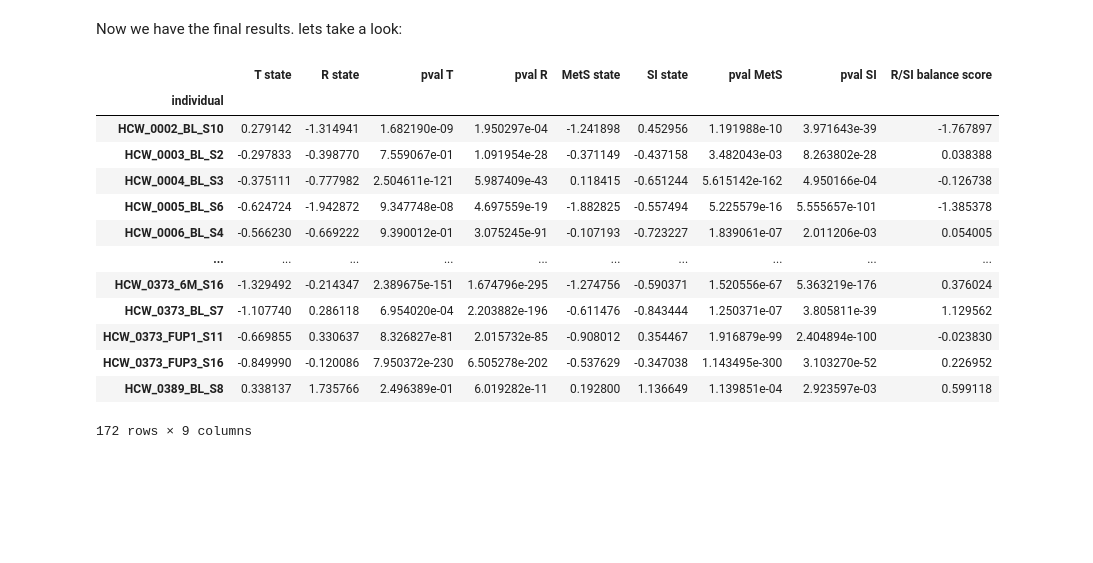
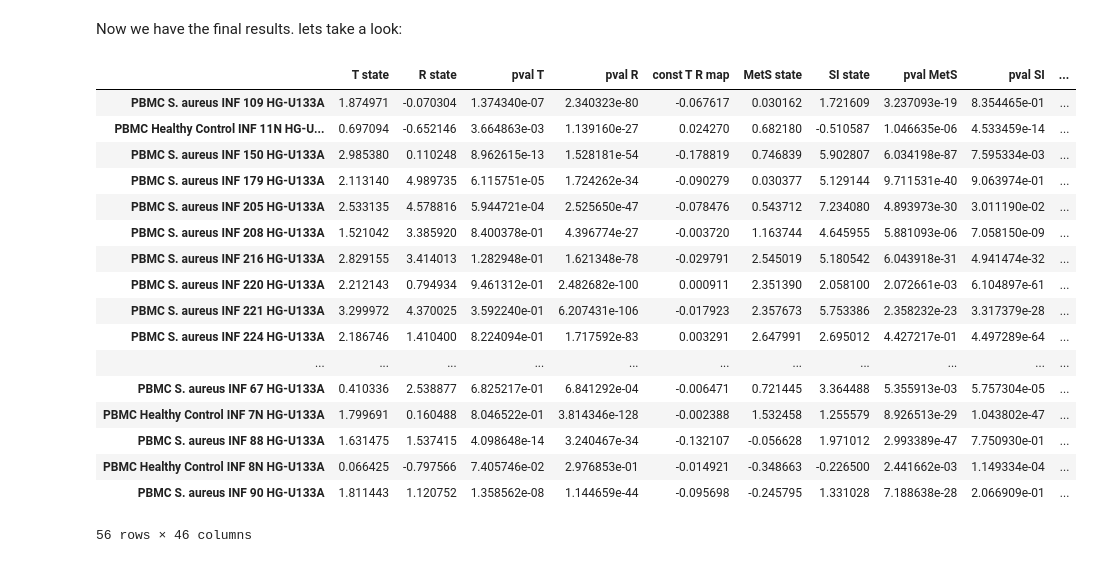
Before and after one commit to rachelbl2/Personalized-inflammatory-scores-Pipeline, a Jupyter notebook: running_example.ipynb, the cells around one changed output. Drawn from its saved outputs; the diff is of its cells as text; code cells hidden in the pictures; blank space fills up the shorter version.

```diff
--- a/running_example.ipynb
+++ b/running_example.ipynb
@@ -106,21 +90,26 @@ full_states_table = states_pipeline.norm_all_states(full_states_table,control_in
 full_states_table = states_pipeline.R_SI_balance_score(full_states_table)
 # %% [markdown]
 Now we have the final results. lets take a look:
-# %%
-full_states_table
-# %% [output]
-|  | T state | R state | pval T | pval R | MetS state | SI state | pval MetS | pval SI | R/SI balance score |
-| individual |  |  |  |  |  |  |  |  |  |
-| HCW_0002_BL_S10 | 0.279142 | -1.314941 | 1.682190e-09 | 1.950297e-04 | -1.241898 | 0.452956 | 1.191988e-10 | 3.971643e-39 | -1.767897 |
-| HCW_0003_BL_S2 | -0.297833 | -0.398770 | 7.559067e-01 | 1.091954e-28 | -0.371149 | -0.437158 | 3.482043e-03 | 8.263802e-28 | 0.038388 |
-| HCW_0004_BL_S3 | -0.375111 | -0.777982 | 2.504611e-121 | 5.987409e-43 | 0.118415 | -0.651244 | 5.615142e-162 | 4.950166e-04 | -0.126738 |
-| HCW_0005_BL_S6 | -0.624724 | -1.942872 | 9.347748e-08 | 4.697559e-19 | -1.882825 | -0.557494 | 5.225579e-16 | 5.555657e-101 | -1.385378 |
-| HCW_0006_BL_S4 | -0.566230 | -0.669222 | 9.390012e-01 | 3.075245e-91 | -0.107193 | -0.723227 | 1.839061e-07 | 2.011206e-03 | 0.054005 |
-| ... | ... | ... | ... | ... | ... | ... | ... | ... | ... |
-| HCW_0373_6M_S16 | -1.329492 | -0.214347 | 2.389675e-151 | 1.674796e-295 | -1.274756 | -0.590371 | 1.520556e-67 | 5.363219e-176 | 0.376024 |
-| HCW_0373_BL_S7 | -1.107740 | 0.286118 | 6.954020e-04 | 2.203882e-196 | -0.611476 | -0.843444 | 1.250371e-07 | 3.805811e-39 | 1.129562 |
-| HCW_0373_FUP1_S11 | -0.669855 | 0.330637 | 8.326827e-81 | 2.015732e-85 | -0.908012 | 0.354467 | 1.916879e-99 | 2.404894e-100 | -0.023830 |
-| HCW_0373_FUP3_S16 | -0.849990 | -0.120086 | 7.950372e-230 | 6.505278e-202 | -0.537629 | -0.347038 | 1.143495e-300 | 3.103270e-52 | 0.226952 |
-| HCW_0389_BL_S8 | 0.338137 | 1.735766 | 2.496389e-01 | 6.019282e-11 | 0.192800 | 1.136649 | 1.139851e-04 | 2.923597e-03 | 0.599118 |
-172 rows × 9 columns
+# %%
+full_states_table = pd.merge(full_states_table,individuals,left_index=True,right_on='!Sample_geo_accession')
+full_states_table
+# %% [output]
+|  | T state | R state | pval T | pval R | const T R map | MetS state | SI state | pval MetS | pval SI | ... |
+| PBMC S. aureus INF 109 HG-U133A | 1.874971 | -0.070304 | 1.374340e-07 | 2.340323e-80 | -0.067617 | 0.030162 | 1.721609 | 3.237093e-19 | 8.354465e-01 | ... |
+| PBMC Healthy Control INF 11N HG-U... | 0.697094 | -0.652146 | 3.664863e-03 | 1.139160e-27 | 0.024270 | 0.682180 | -0.510587 | 1.046635e-06 | 4.533459e-14 | ... |
+| PBMC S. aureus INF 150 HG-U133A | 2.985380 | 0.110248 | 8.962615e-13 | 1.528181e-54 | -0.178819 | 0.746839 | 5.902807 | 6.034198e-87 | 7.595334e-03 | ... |
+| PBMC S. aureus INF 179 HG-U133A | 2.113140 | 4.989735 | 6.115751e-05 | 1.724262e-34 | -0.090279 | 0.030377 | 5.129144 | 9.711531e-40 | 9.063974e-01 | ... |
+| PBMC S. aureus INF 205 HG-U133A | 2.533135 | 4.578816 | 5.944721e-04 | 2.525650e-47 | -0.078476 | 0.543712 | 7.234080 | 4.893973e-30 | 3.011190e-02 | ... |
+| PBMC S. aureus INF 208 HG-U133A | 1.521042 | 3.385920 | 8.400378e-01 | 4.396774e-27 | -0.003720 | 1.163744 | 4.645955 | 5.881093e-06 | 7.058150e-09 | ... |
+| PBMC S. aureus INF 216 HG-U133A | 2.829155 | 3.414013 | 1.282948e-01 | 1.621348e-78 | -0.029791 | 2.545019 | 5.180542 | 6.043918e-31 | 4.941474e-32 | ... |
+| PBMC S. aureus INF 220 HG-U133A | 2.212143 | 0.794934 | 9.461312e-01 | 2.482682e-100 | 0.000911 | 2.351390 | 2.058100 | 2.072661e-03 | 6.104897e-61 | ... |
+| PBMC S. aureus INF 221 HG-U133A | 3.299972 | 4.370025 | 3.592240e-01 | 6.207431e-106 | -0.017923 | 2.357673 | 5.753386 | 2.358232e-23 | 3.317379e-28 | ... |
+| PBMC S. aureus INF 224 HG-U133A | 2.186746 | 1.410400 | 8.224094e-01 | 1.717592e-83 | 0.003291 | 2.647991 | 2.695012 | 4.427217e-01 | 4.497289e-64 | ... |
+| ... | ... | ... | ... | ... | ... | ... | ... | ... | ... | ... |
+| PBMC S. aureus INF 67 HG-U133A | 0.410336 | 2.538877 | 6.825217e-01 | 6.841292e-04 | -0.006471 | 0.721445 | 3.364488 | 5.355913e-03 | 5.757304e-05 | ... |
+| PBMC Healthy Control INF 7N HG-U133A | 1.799691 | 0.160488 | 8.046522e-01 | 3.814346e-128 | -0.002388 | 1.532458 | 1.255579 | 8.926513e-29 | 1.043802e-47 | ... |
+| PBMC S. aureus INF 88 HG-U133A | 1.631475 | 1.537415 | 4.098648e-14 | 3.240467e-34 | -0.132107 | -0.056628 | 1.971012 | 2.993389e-47 | 7.750930e-01 | ... |
+| PBMC Healthy Control INF 8N HG-U133A | 0.066425 | -0.797566 | 7.405746e-02 | 2.976853e-01 | -0.014921 | -0.348663 | -0.226500 | 2.441662e-03 | 1.149334e-04 | ... |
+| PBMC S. aureus INF 90 HG-U133A | 1.811443 | 1.120752 | 1.358562e-08 | 1.144659e-44 | -0.095698 | -0.245795 | 1.331028 | 7.188638e-28 | 2.066909e-01 | ... |
+56 rows × 46 columns
 # %% [markdown]
```
Also changed, not shown: parts of 27 cells of this notebook.
